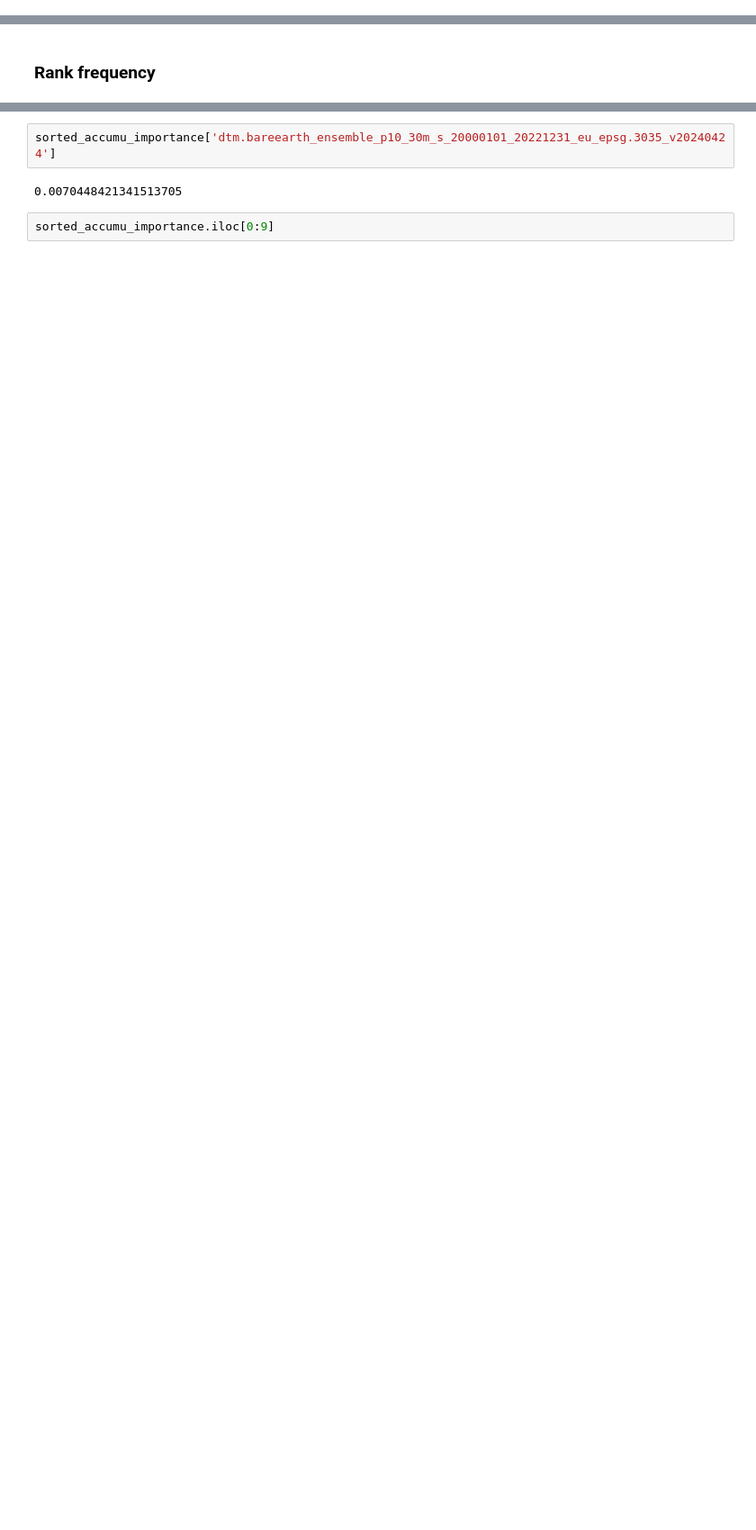
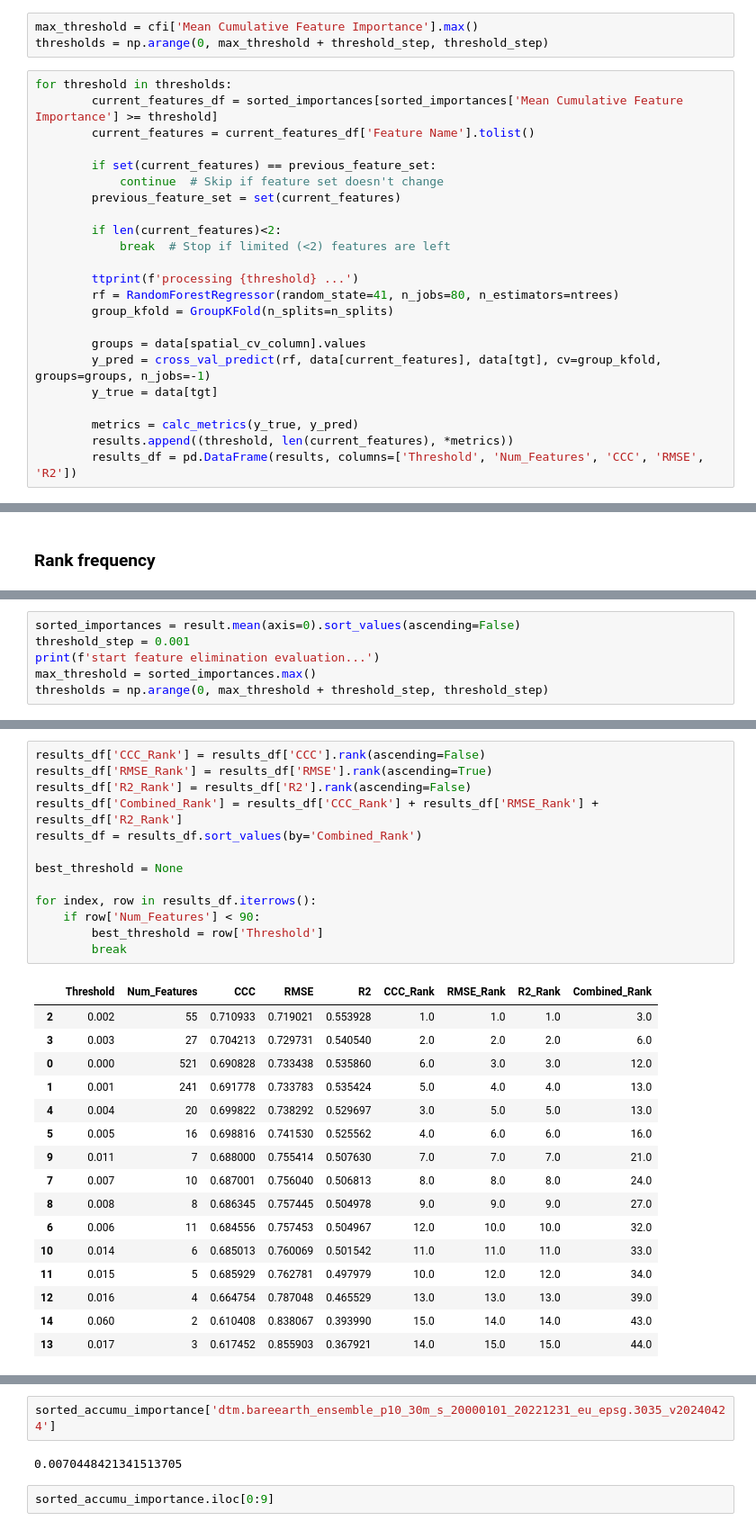
Before and after one commit to Meng2077/SOC-EU, a Jupyter notebook: code/014_feature.selection_rank.update.ipynb, the cells around one changed output, grey strips where cells are left out. Shown at 90% size. Saved outputs shown, nothing was run; the diff lists cells and outputs as text; blank space fills up the shorter version.

```diff
--- a/code/014_feature.selection_rank.update.ipynb
+++ b/code/014_feature.selection_rank.update.ipynb
@@ -57,0 +274,26 @@ ccc_scorer = make_scorer(calc_ccc, greater_is_better=True)
+# %%
+max_threshold = cfi['Mean Cumulative Feature Importance'].max()
+thresholds = np.arange(0, max_threshold + threshold_step, threshold_step)
+# %%
+for threshold in thresholds:
+        current_features_df = sorted_importances[sorted_importances['Mean Cumulative Feature Importance'] >= threshold]
+        current_features = current_features_df['Feature Name'].tolist()
+
+        if set(current_features) == previous_feature_set:
+            continue  # Skip if feature set doesn't change
+        previous_feature_set = set(current_features)
+
+        if len(current_features)<2:
+            break  # Stop if limited (<2) features are left
+
+        ttprint(f'processing {threshold} ...')
+        rf = RandomForestRegressor(random_state=41, n_jobs=80, n_estimators=ntrees)
+        group_kfold = GroupKFold(n_splits=n_splits)
+
+        groups = data[spatial_cv_column].values
+        y_pred = cross_val_predict(rf, data[current_features], data[tgt], cv=group_kfold, groups=groups, n_jobs=-1)
+        y_true = data[tgt]
+
+        metrics = calc_metrics(y_true, y_pred)
+        results.append((threshold, len(current_features), *metrics))
+        results_df = pd.DataFrame(results, columns=['Threshold', 'Num_Features', 'CCC', 'RMSE', 'R2'])
@@ -129,0 +439,6 @@ result = run_rankcv(dff, covs, tgt, spatial_cv_column='tile_id')
+# %%
+sorted_importances = result.mean(axis=0).sort_values(ascending=False)
+threshold_step = 0.001
+print(f'start feature elimination evaluation...')
+max_threshold = sorted_importances.max()
+thresholds = np.arange(0, max_threshold + threshold_step, threshold_step)
@@ -129,0 +498,30 @@ result = run_rankcv(dff, covs, tgt, spatial_cv_column='tile_id')
+# %%
+results_df['CCC_Rank'] = results_df['CCC'].rank(ascending=False)
+results_df['RMSE_Rank'] = results_df['RMSE'].rank(ascending=True)
+results_df['R2_Rank'] = results_df['R2'].rank(ascending=False)
+results_df['Combined_Rank'] = results_df['CCC_Rank'] + results_df['RMSE_Rank'] + results_df['R2_Rank']
+results_df = results_df.sort_values(by='Combined_Rank')
+
+best_threshold = None
+
+for index, row in results_df.iterrows():
+    if row['Num_Features'] < 90:
+        best_threshold = row['Threshold']
+        break
+# %% [output]
+|  | Threshold | Num_Features | CCC | RMSE | R2 | CCC_Rank | RMSE_Rank | R2_Rank | Combined_Rank |
+| 2 | 0.002 | 55 | 0.710933 | 0.719021 | 0.553928 | 1.0 | 1.0 | 1.0 | 3.0 |
+| 3 | 0.003 | 27 | 0.704213 | 0.729731 | 0.540540 | 2.0 | 2.0 | 2.0 | 6.0 |
+| 0 | 0.000 | 521 | 0.690828 | 0.733438 | 0.535860 | 6.0 | 3.0 | 3.0 | 12.0 |
+| 1 | 0.001 | 241 | 0.691778 | 0.733783 | 0.535424 | 5.0 | 4.0 | 4.0 | 13.0 |
+| 4 | 0.004 | 20 | 0.699822 | 0.738292 | 0.529697 | 3.0 | 5.0 | 5.0 | 13.0 |
+| 5 | 0.005 | 16 | 0.698816 | 0.741530 | 0.525562 | 4.0 | 6.0 | 6.0 | 16.0 |
+| 9 | 0.011 | 7 | 0.688000 | 0.755414 | 0.507630 | 7.0 | 7.0 | 7.0 | 21.0 |
+| 7 | 0.007 | 10 | 0.687001 | 0.756040 | 0.506813 | 8.0 | 8.0 | 8.0 | 24.0 |
+| 8 | 0.008 | 8 | 0.686345 | 0.757445 | 0.504978 | 9.0 | 9.0 | 9.0 | 27.0 |
+| 6 | 0.006 | 11 | 0.684556 | 0.757453 | 0.504967 | 12.0 | 10.0 | 10.0 | 32.0 |
+| 10 | 0.014 | 6 | 0.685013 | 0.760069 | 0.501542 | 11.0 | 11.0 | 11.0 | 33.0 |
+| 11 | 0.015 | 5 | 0.685929 | 0.762781 | 0.497979 | 10.0 | 12.0 | 12.0 | 34.0 |
+| 12 | 0.016 | 4 | 0.664754 | 0.787048 | 0.465529 | 13.0 | 13.0 | 13.0 | 39.0 |
+| 14 | 0.060 | 2 | 0.610408 | 0.838067 | 0.393990 | 15.0 | 14.0 | 14.0 | 43.0 |
+| 13 | 0.017 | 3 | 0.617452 | 0.855903 | 0.367921 | 14.0 | 15.0 | 15.0 | 44.0 |
```
Also changed, not shown: parts of 26 cells of this notebook, 8 other files.
